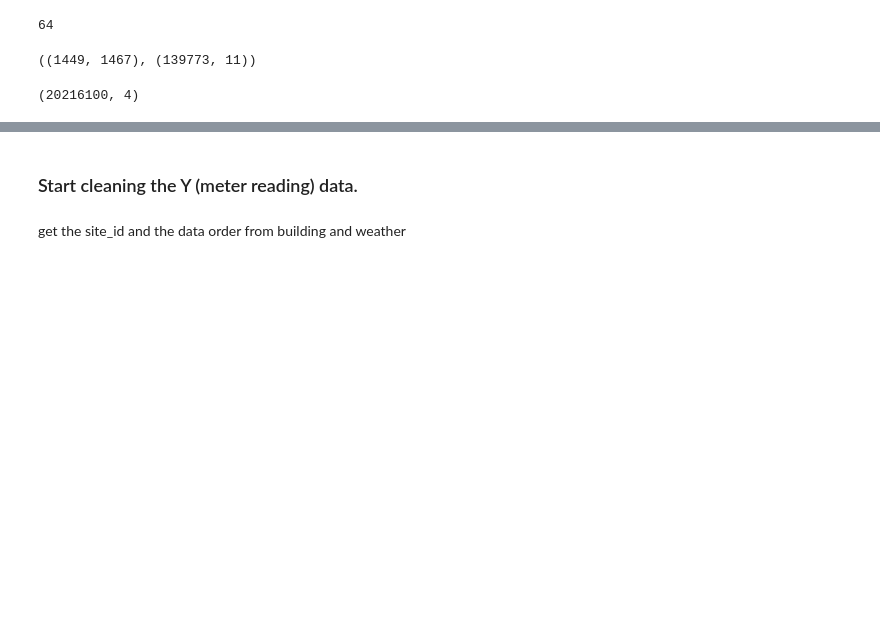
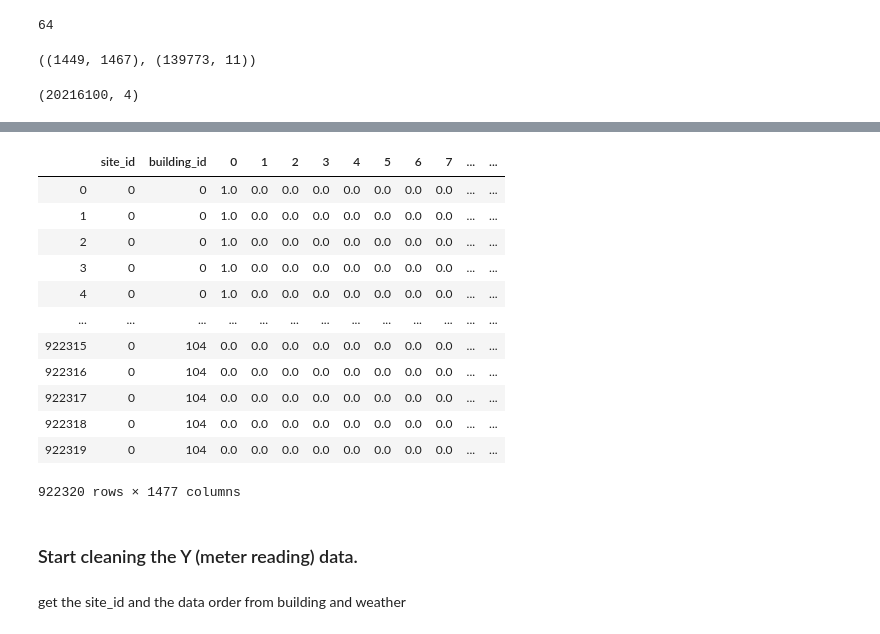
Before and after one commit to Runmangogo/Kaggle_ASHRAE_energy, a Jupyter notebook: DataCleaningforY.ipynb, the cells around one changed output, grey strips where cells are left out. Cells and saved outputs as stored; diff of their text form; code cells hidden in the pictures; blank space fills up the shorter version.

```diff
--- a/DataCleaningforY.ipynb
+++ b/DataCleaningforY.ipynb
@@ -55,3 +74,22 @@ weather_train_prepared_df.head()
+# %%
+merge_df = pd.merge(left = building_prepared_df[building_prepared_df.site_id == 0],
+                    right = weather_train_prepared_df[weather_train_prepared_df.site_id == 0],
+                   left_on='site_id', right_on='site_id')
+merge_df
+# %% [output]
+|  | site_id | building_id | 0 | 1 | 2 | 3 | 4 | 5 | 6 | 7 | ... | ... |
+| 0 | 0 | 0 | 1.0 | 0.0 | 0.0 | 0.0 | 0.0 | 0.0 | 0.0 | 0.0 | ... | ... |
+| 1 | 0 | 0 | 1.0 | 0.0 | 0.0 | 0.0 | 0.0 | 0.0 | 0.0 | 0.0 | ... | ... |
+| 2 | 0 | 0 | 1.0 | 0.0 | 0.0 | 0.0 | 0.0 | 0.0 | 0.0 | 0.0 | ... | ... |
+| 3 | 0 | 0 | 1.0 | 0.0 | 0.0 | 0.0 | 0.0 | 0.0 | 0.0 | 0.0 | ... | ... |
+| 4 | 0 | 0 | 1.0 | 0.0 | 0.0 | 0.0 | 0.0 | 0.0 | 0.0 | 0.0 | ... | ... |
+| ... | ... | ... | ... | ... | ... | ... | ... | ... | ... | ... | ... | ... |
+| 922315 | 0 | 104 | 0.0 | 0.0 | 0.0 | 0.0 | 0.0 | 0.0 | 0.0 | 0.0 | ... | ... |
+| 922316 | 0 | 104 | 0.0 | 0.0 | 0.0 | 0.0 | 0.0 | 0.0 | 0.0 | 0.0 | ... | ... |
+| 922317 | 0 | 104 | 0.0 | 0.0 | 0.0 | 0.0 | 0.0 | 0.0 | 0.0 | 0.0 | ... | ... |
+| 922318 | 0 | 104 | 0.0 | 0.0 | 0.0 | 0.0 | 0.0 | 0.0 | 0.0 | 0.0 | ... | ... |
+| 922319 | 0 | 104 | 0.0 | 0.0 | 0.0 | 0.0 | 0.0 | 0.0 | 0.0 | 0.0 | ... | ... |
+922320 rows × 1477 columns
 # %% [markdown]
 ### Start cleaning the Y (meter reading) data.
 # %% [markdown]
```
Also changed, not shown: parts of 18 cells of this notebook, 1 other file.
